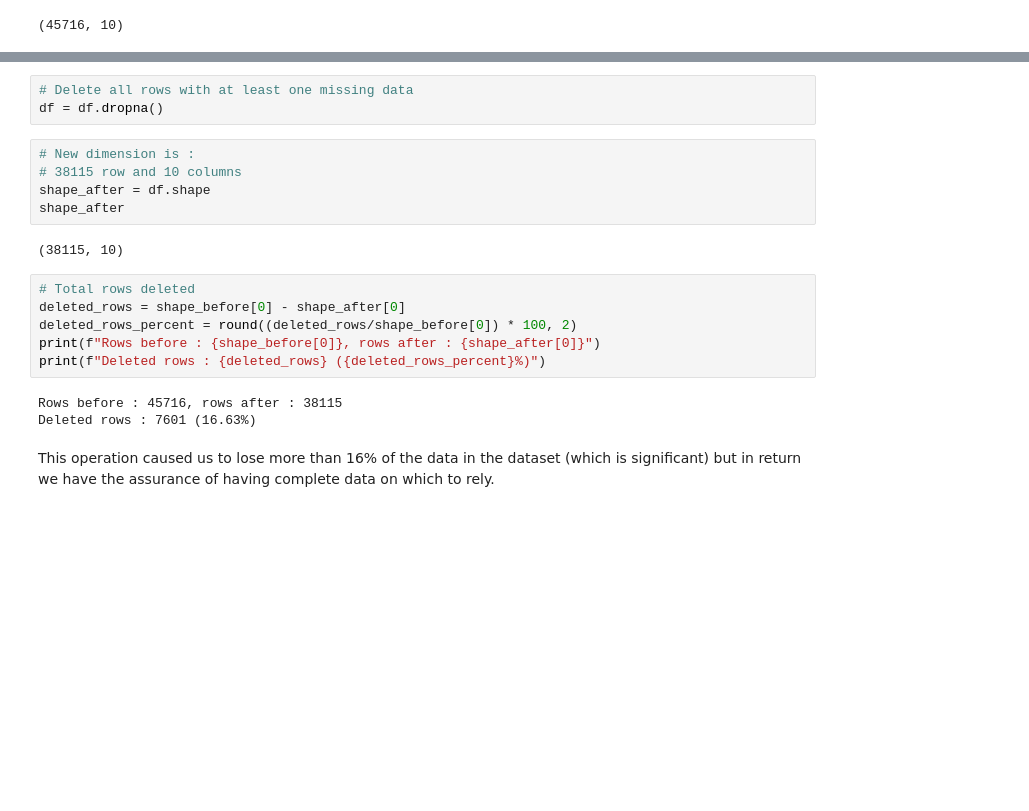
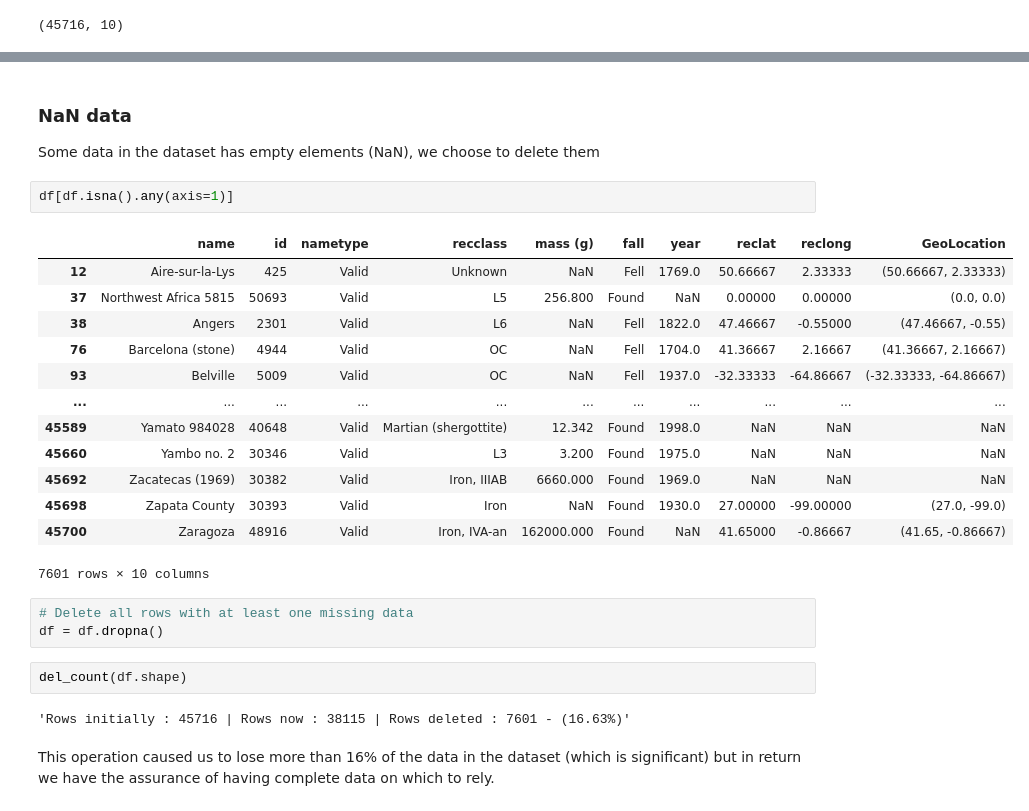
Before and after one commit to Kartmaan/Meteorite_landings, a Jupyter notebook: meteorite_landings.ipynb, the cells around one changed output, grey strips where cells are left out. Cells and saved outputs as stored; diff of their text form; blank space fills up the shorter version.

```diff
--- a/meteorite_landings.ipynb
+++ b/meteorite_landings.ipynb
@@ -79,22 +91,29 @@ shape_before
+# %% [markdown]
+### NaN data
+Some data in the dataset has empty elements (NaN), we choose to delete them
+# %%
+df[df.isna().any(axis=1)]
+# %% [output]
+|  | name | id | nametype | recclass | mass (g) | fall | year | reclat | reclong | GeoLocation |
+| 12 | Aire-sur-la-Lys | 425 | Valid | Unknown | NaN | Fell | 1769.0 | 50.66667 | 2.33333 | (50.66667, 2.33333) |
+| 37 | Northwest Africa 5815 | 50693 | Valid | L5 | 256.800 | Found | NaN | 0.00000 | 0.00000 | (0.0, 0.0) |
+| 38 | Angers | 2301 | Valid | L6 | NaN | Fell | 1822.0 | 47.46667 | -0.55000 | (47.46667, -0.55) |
+| 76 | Barcelona (stone) | 4944 | Valid | OC | NaN | Fell | 1704.0 | 41.36667 | 2.16667 | (41.36667, 2.16667) |
+| 93 | Belville | 5009 | Valid | OC | NaN | Fell | 1937.0 | -32.33333 | -64.86667 | (-32.33333, -64.86667) |
+| ... | ... | ... | ... | ... | ... | ... | ... | ... | ... | ... |
+| 45589 | Yamato 984028 | 40648 | Valid | Martian (shergottite) | 12.342 | Found | 1998.0 | NaN | NaN | NaN |
+| 45660 | Yambo no. 2 | 30346 | Valid | L3 | 3.200 | Found | 1975.0 | NaN | NaN | NaN |
+| 45692 | Zacatecas (1969) | 30382 | Valid | Iron, IIIAB | 6660.000 | Found | 1969.0 | NaN | NaN | NaN |
+| 45698 | Zapata County | 30393 | Valid | Iron | NaN | Found | 1930.0 | 27.00000 | -99.00000 | (27.0, -99.0) |
+| 45700 | Zaragoza | 48916 | Valid | Iron, IVA-an | 162000.000 | Found | NaN | 41.65000 | -0.86667 | (41.65, -0.86667) |
+7601 rows × 10 columns
 # %%
 # Delete all rows with at least one missing data
 df = df.dropna()
-# %%
-# New dimension is :
-# 38115 row and 10 columns
-shape_after = df.shape
-shape_after
-# %% [output]
-(38115, 10)
-# %%
-# Total rows deleted
-deleted_rows = shape_before[0] - shape_after[0]
-deleted_rows_percent = round((deleted_rows/shape_before[0]) * 100, 2)
-print(f"Rows before : {shape_before[0]}, rows after : {shape_after[0]}")
-print(f"Deleted rows : {deleted_rows} ({deleted_rows_percent}%)")
-# %% [output]
-Rows before : 45716, rows after : 38115
-Deleted rows : 7601 (16.63%)
+# %%
+del_count(df.shape)
+# %% [output]
+'Rows initially : 45716 | Rows now : 38115 | Rows deleted : 7601 - (16.63%)'
 # %% [markdown]
 This operation caused us to lose more than 16% of the data in the dataset (which is significant) but in return we have the assurance of having complete data on which to rely.
 # %% [markdown]
```
Also changed, not shown: parts of 11 cells of this notebook.
